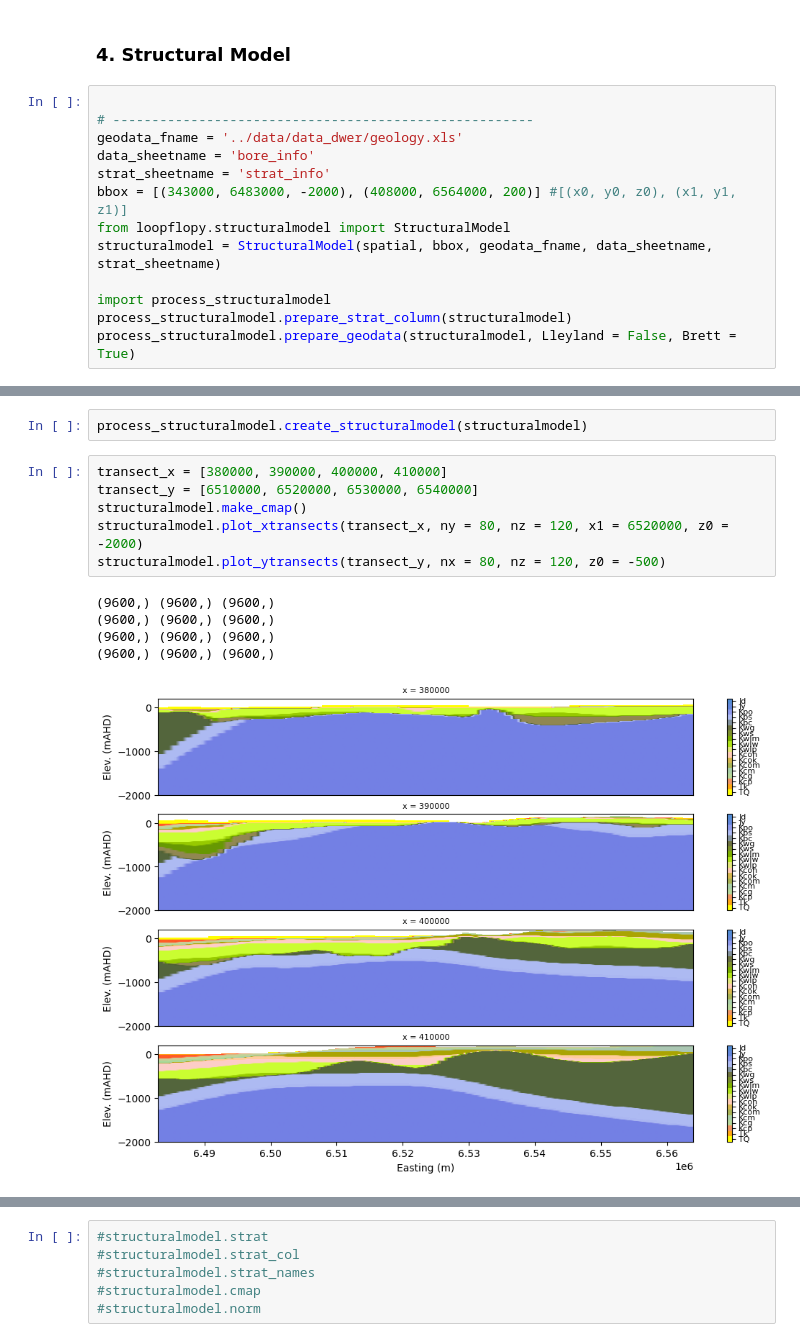
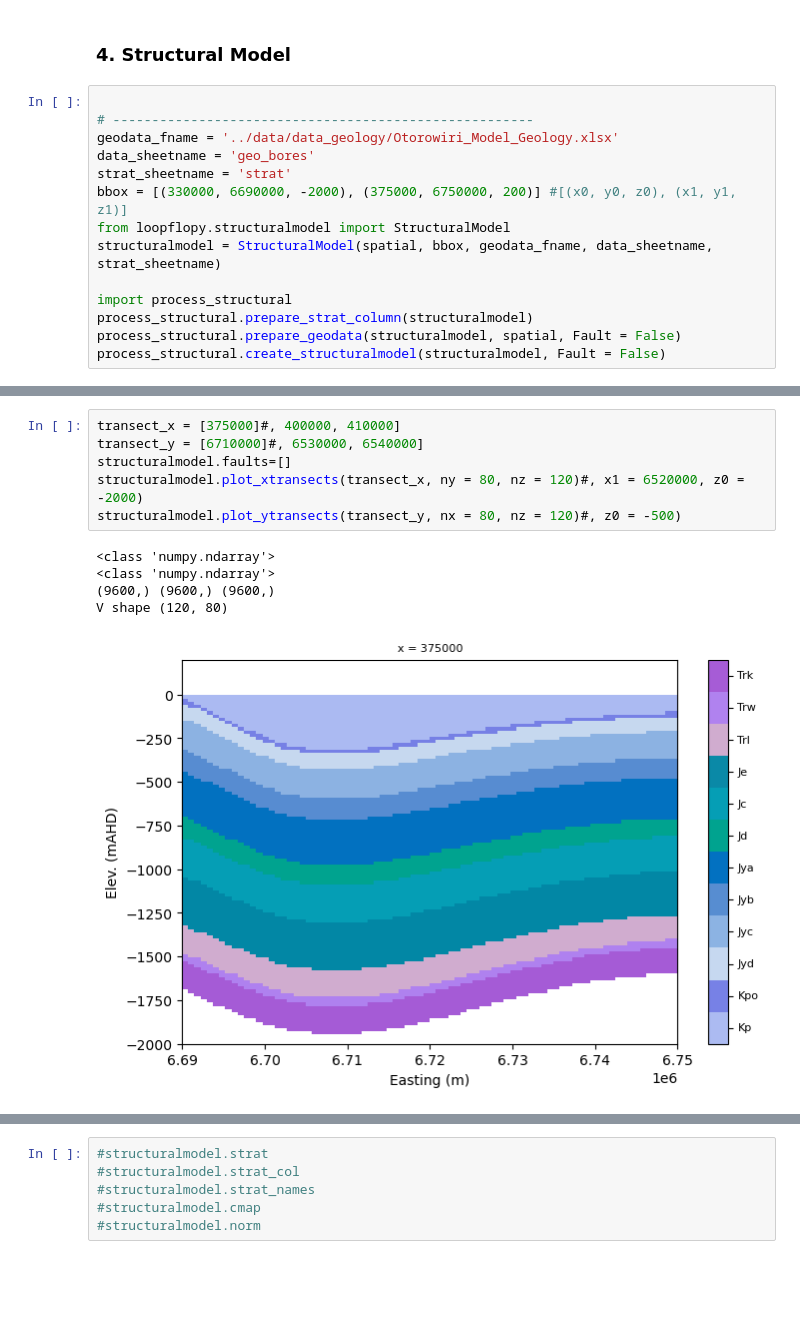
Before and after one commit to malvina-chmielarski/Otorowiri, a Jupyter notebook: scripts/Otorowiri_main_script.ipynb, the cells around one changed output, grey strips where cells are left out. Cells and saved outputs as stored; diff of their text form; blank space fills up the shorter version.

```diff
--- a/scripts/Otorowiri_main_script.ipynb
+++ b/scripts/Otorowiri_main_script.ipynb
@@ -136,13 +166,14 @@ Group =  obs ['obsbores']
 # %%
 
 # ------------------------------------------------------
-geodata_fname = '../data/data_dwer/geology.xls'
-data_sheetname = 'bore_info'
-strat_sheetname = 'strat_info'
-bbox = [(343000, 6483000, -2000), (408000, 6564000, 200)] #[(x0, y0, z0), (x1, y1, z1)]
+geodata_fname = '../data/data_geology/Otorowiri_Model_Geology.xlsx'
+data_sheetname = 'geo_bores'
+strat_sheetname = 'strat'
+bbox = [(330000, 6690000, -2000), (375000, 6750000, 200)] #[(x0, y0, z0), (x1, y1, z1)]
 from loopflopy.structuralmodel import StructuralModel
 structuralmodel = StructuralModel(spatial, bbox, geodata_fname, data_sheetname, strat_sheetname)
 
-import process_structuralmodel
-process_structuralmodel.prepare_strat_column(structuralmodel)
-process_structuralmodel.prepare_geodata(structuralmodel, Lleyland = False, Brett = True)
+import process_structural
+process_structural.prepare_strat_column(structuralmodel)
+process_structural.prepare_geodata(structuralmodel, spatial, Fault = False)
+process_structural.create_structuralmodel(structuralmodel, Fault = False)
@@ -185,14 +217,12 @@ structuralmodel.data
-# %%
-process_structuralmodel.create_structuralmodel(structuralmodel)
 # %%
-transect_x = [380000, 390000, 400000, 410000]
-transect_y = [6510000, 6520000, 6530000, 6540000]
-structuralmodel.make_cmap()
-structuralmodel.plot_xtransects(transect_x, ny = 80, nz = 120, x1 = 6520000, z0 = -2000)
-structuralmodel.plot_ytransects(transect_y, nx = 80, nz = 120, z0 = -500)
+transect_x = [375000]#, 400000, 410000]
+transect_y = [6710000]#, 6530000, 6540000]
+structuralmodel.faults=[]
+structuralmodel.plot_xtransects(transect_x, ny = 80, nz = 120)#, x1 = 6520000, z0 = -2000)
+structuralmodel.plot_ytransects(transect_y, nx = 80, nz = 120)#, z0 = -500)
 # %% [output]
+<class 'numpy.ndarray'>
+<class 'numpy.ndarray'>
 (9600,) (9600,) (9600,)
-(9600,) (9600,) (9600,)
-(9600,) (9600,) (9600,)
-(9600,) (9600,) (9600,)
+V shape (120, 80)
-[figure, old version]
+[figure, new version]
```
Also changed, not shown: parts of 12 cells of this notebook.
